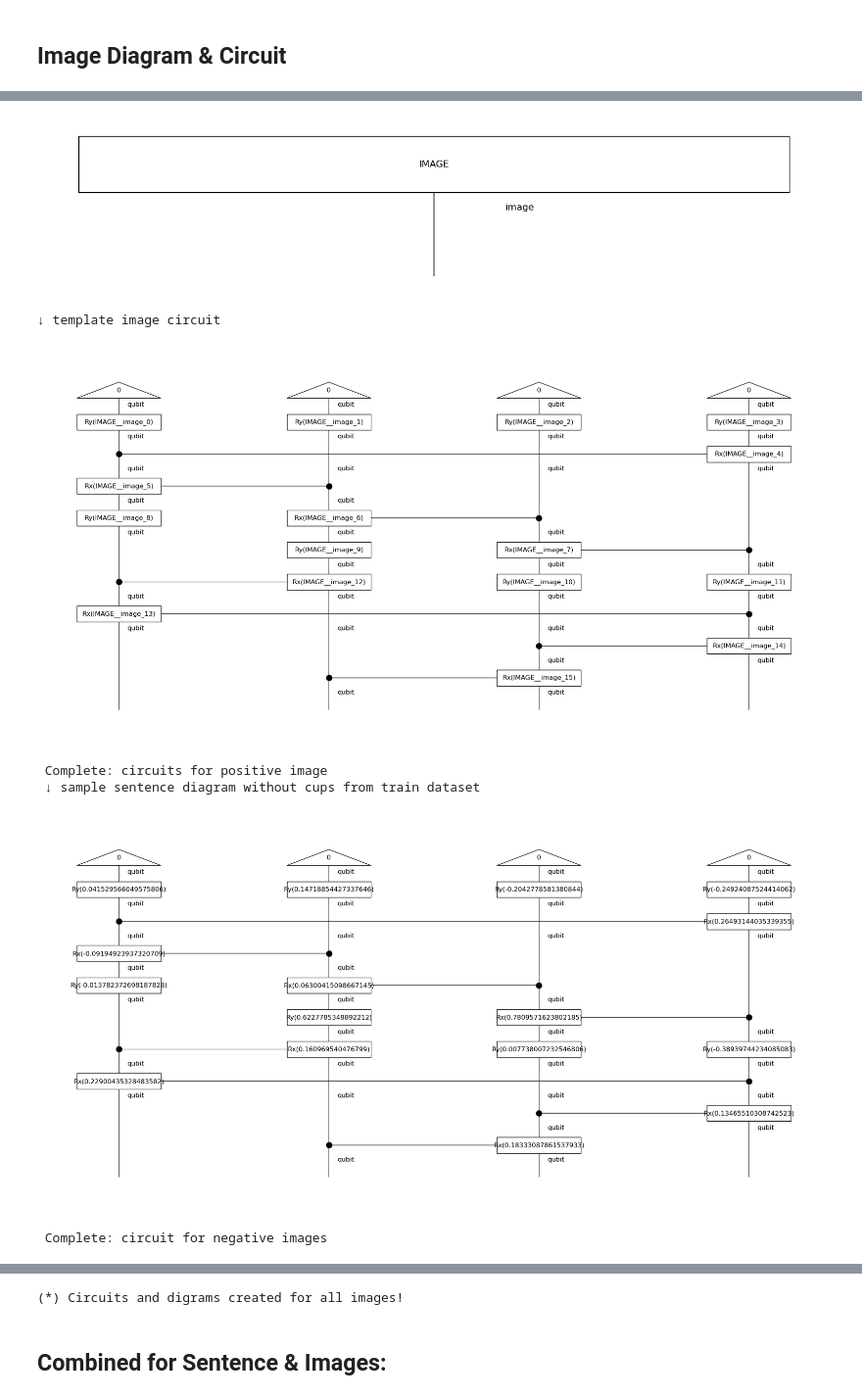
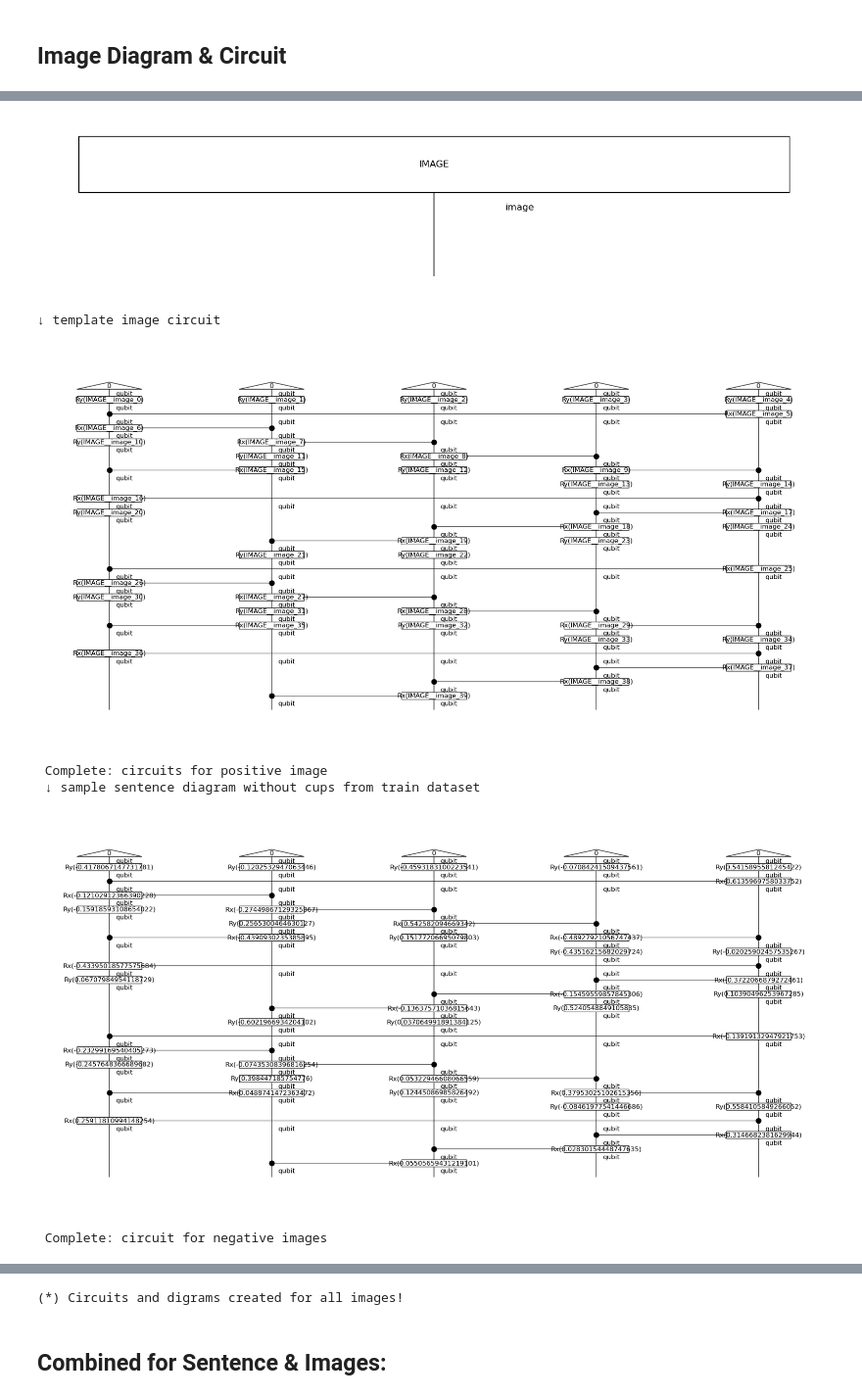
Before and after one commit to halaa901/QNLP-Thesis, a Jupyter notebook: circuit.ipynb, the cells around one changed output, grey strips where cells are left out. Shown at 98% size. Drawn from its saved outputs; the diff is of its cells as text; code cells hidden in the pictures.

```diff
--- a/circuit.ipynb
+++ b/circuit.ipynb
@@ -45,7 +46,7 @@ Split the dataset and label into trainign and testing similar to the pennyland m
 
 # Specify the folder and file name
 folder_name = "Features-Datasets"
-file_name = "features_dataset_1.csv"
+file_name = "features_dataset_3_(40).csv"
 
 # Construct the file path
 file_path = os.path.join(os.getcwd(), folder_name, file_name)
@@ -208,7 +256,7 @@ print('↓ template image box')
 image_box.draw(figsize=(14, 3), fontsize=12)
 
 # Create template Ansatz
-ansatz = Sim14Ansatz({image_type: 4}, n_layers=3)
+ansatz = Sim14Ansatz({image_type: 5}, n_layers=2)
 image_circ = ansatz(image_box)
 print('↓ template image circuit')
 image_circ.draw(figsize=(20, 10), fontsize=12)
@@ -220,33 +268,33 @@ test_images_1 = test_df["image_1"]
 
 train_circuits_image1 = [image_circ.lambdify(*list(image_circ.free_symbols))(*feature_vec) for feature_vec in train_images_1]
 val_circuits_image1 = [image_circ.lambdify(*list(image_circ.free_symbols))(*feature_vec) for feature_vec in val_images_1]
 test_circuits_image1 = [image_circ.lambdify(*list(image_circ.free_symbols))(*feature_vec) for feature_vec in test_images_1]
 print(" Complete: circuits for positive image")
 #  --------
 print(' ↓ sample sentence diagram without cups from train dataset')
 train_circuits_image1[sample_index].draw(figsize=(20, 10), fontsize=12)
 #  --------
 
 # Add data into image circuit NEGATIVE
 train_images_2 = train_df["image_2"]
 val_images_2 = val_df["image_2"]
 test_images_2 = test_df["image_2"]
 
 train_circuits_image2 = [image_circ.lambdify(*list(image_circ.free_symbols))(*feature_vec) for feature_vec in train_images_2]
 val_circuits_image2 = [image_circ.lambdify(*list(image_circ.free_symbols))(*feature_vec) for feature_vec in val_images_2]
 test_circuits_image2 = [image_circ.lambdify(*list(image_circ.free_symbols))(*feature_vec) for feature_vec in test_images_2]
 print(" Complete: circuit for negative images")
 #  --------
 train_circuits_image2[sample_index].draw(figsize=(20, 10), fontsize=12)
 #  --------
 
 print("(*) Circuits and digrams created for all images!\n")
 # %% [output]
 ↓ template image box
 [figure]
 ↓ template image circuit
-[figure, old version]
+[figure, new version]
  Complete: circuits for positive image
  ↓ sample sentence diagram without cups from train dataset
-[figure, old version]
+[figure, new version]
  Complete: circuit for negative images
```
Also changed, not shown: parts of 14 cells of this notebook.
